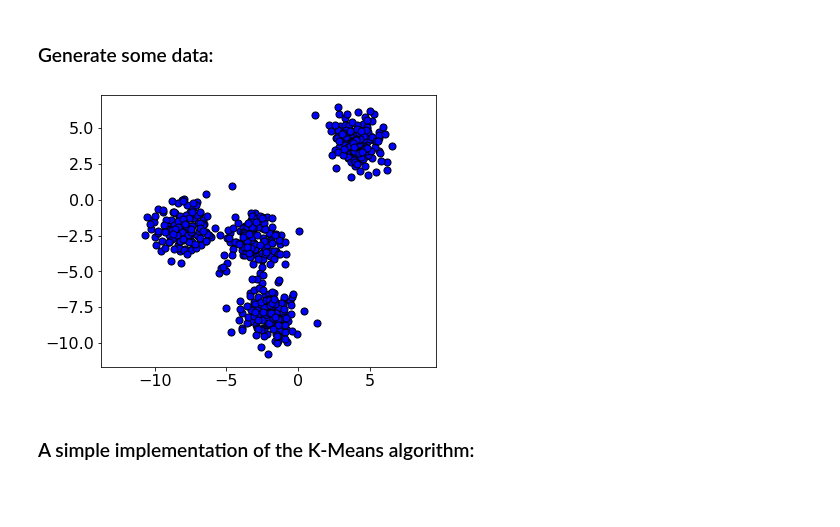
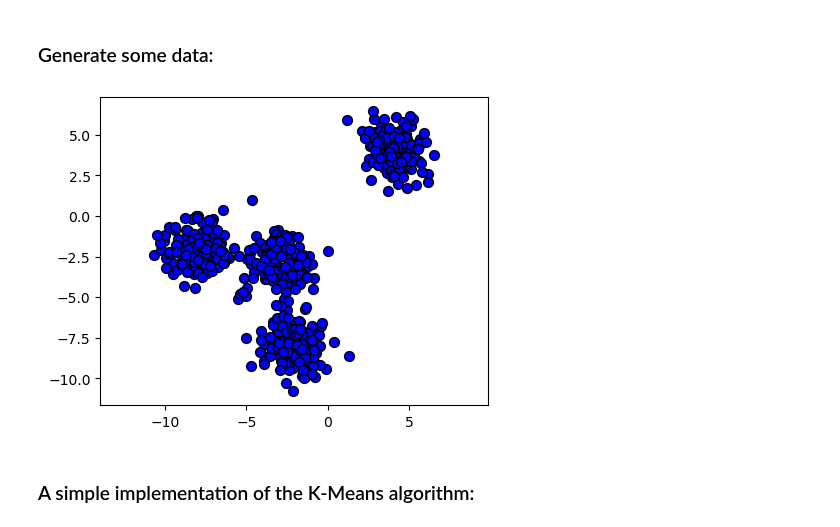
Before and after one commit to FixelAlgorithmsTeam/FixelCourses, a Jupyter notebook: MachineLearningMethod/16_ParametricClustering/MainKMeans.ipynb, the cells around one changed output. Saved outputs shown, nothing was run; the diff lists cells and outputs as text; code cells hidden in the pictures; blank space fills up the shorter version.

```diff
--- a/MachineLearningMethod/16_ParametricClustering/MainKMeans.ipynb
+++ b/MachineLearningMethod/16_ParametricClustering/MainKMeans.ipynb
@@ -19,18 +16,18 @@ np.random.seed(1)
 # %%
 mMu = np.array([[4,   4],
                 [-3, -3],
                 [-2, -8],
                 [-8, -2]])
 Ni = 150
-mX = np.row_stack([np.random.randn(Ni, 2) + vMu for vMu in mMu])
+mX = np.concatenate([np.random.randn(Ni, 2) + vMu for vMu in mMu])
 N  = mX.shape[0]
 
-plt.figure (figsize=(6, 5))
+plt.figure (figsize=(5, 4))
 plt.scatter(mX[:,0], mX[:,1], s=50, c='b', edgecolor='k')
 plt.axis   ('equal')
 plt.show   ()
 # %% [output]
-[figure, old version]
+[figure, new version]
 # %% [markdown]
 ### A simple implementation of the K-Means algorithm:
 # %% [markdown]
```
Also changed, not shown: parts of 14 cells of this notebook, 8 other files.
